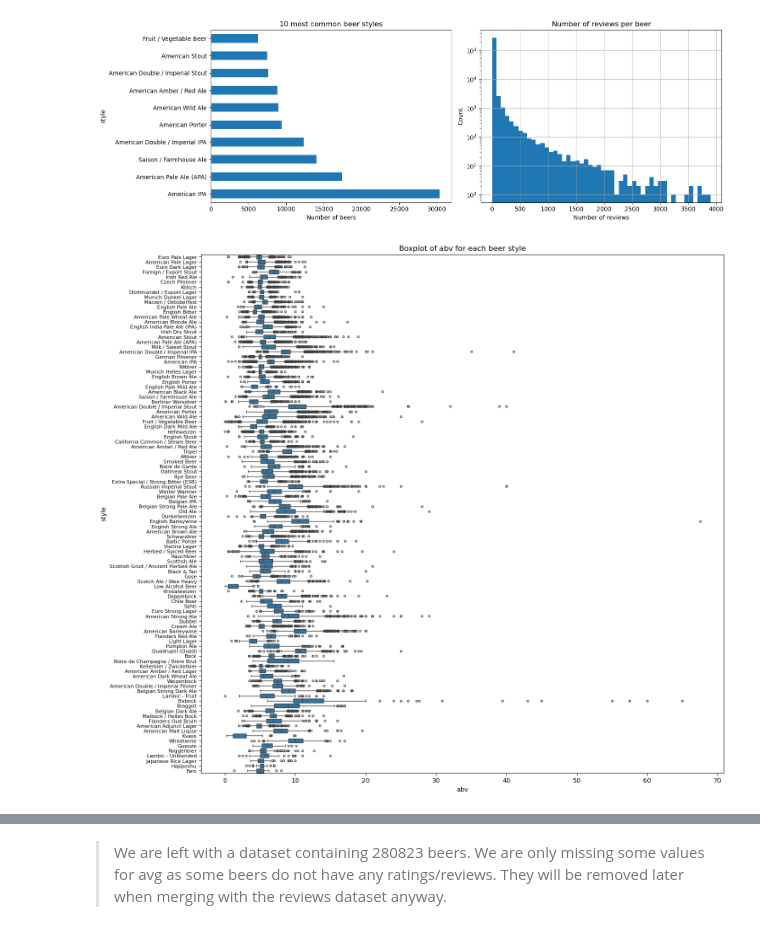
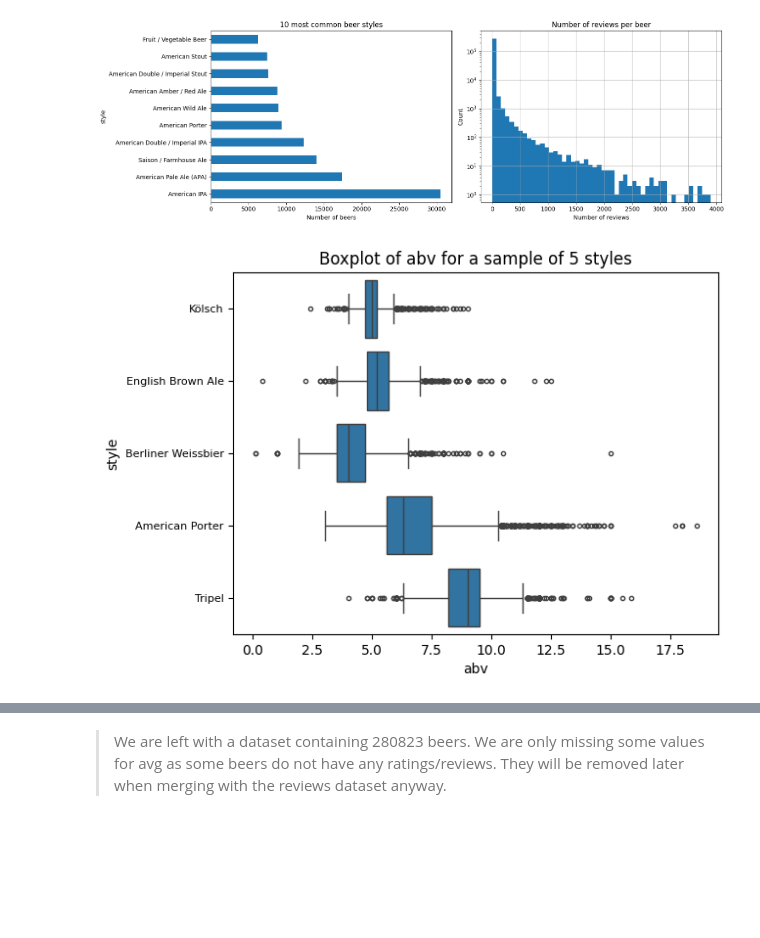
Before and after one commit to epfl-ada/ada-2023-project-beeradaventure46, a Jupyter notebook: Milestone_2.ipynb, the cells around one changed output, grey strips where cells are left out. Cells and saved outputs as stored; diff of their text form; code cells hidden in the pictures; blank space fills up the shorter version.

```diff
--- a/Milestone_2.ipynb
+++ b/Milestone_2.ipynb
@@ -146,14 +145,15 @@ plt.show()
 # %% [output]
 [figure]
 # %%
-# show boxplot of abv for each beer style
-plt.figure(figsize=(15, 15))
-sns.boxplot(y='style', x='abv', data=beers_filtered, fliersize=3)
+# boxplot of abv for sample of beers
+plt.figure()
+sample_styles = beers_filtered['style'].sample(5)  # Select a sample of 5 beer styles
+sns.boxplot(y='style', x='abv', data=beers_filtered[beers_filtered['style'].isin(sample_styles)], fliersize=3)
 plt.yticks(fontsize=8)
-plt.title('Boxplot of abv for each beer style')
+plt.title('Boxplot of abv for a sample of 5 styles')
 plt.show()
 # %% [output]
-[figure, old version]
+[figure, new version]
 # %%
 # group the beers by style and compute the median of abv for each style
 median_abv_by_style = beers_filtered.groupby('style')['abv'].median()
```
Also changed, not shown: parts of 43 cells of this notebook, 1 other file.
